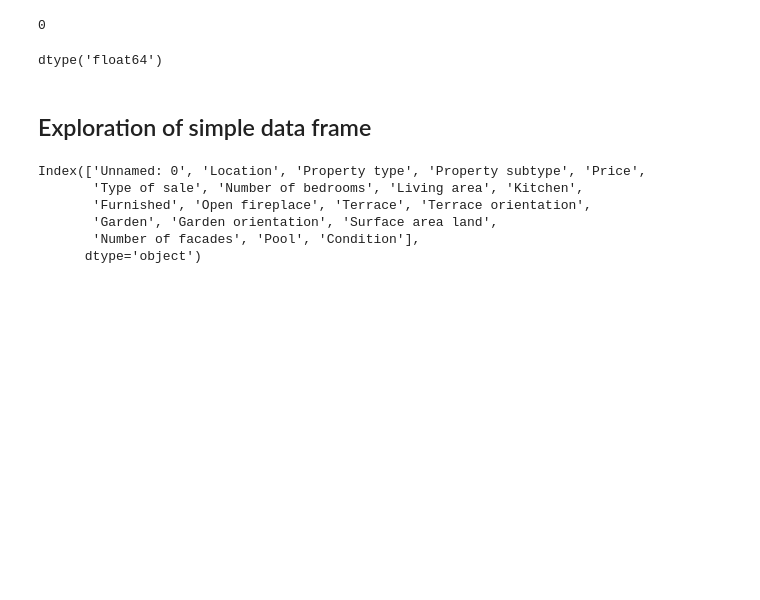
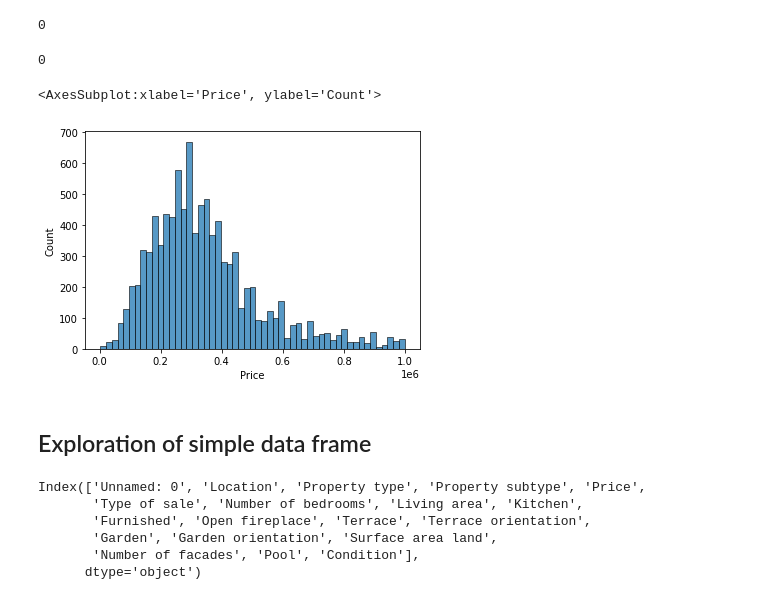
Before and after one commit to WoutervdVijver/Immo-Eliza-deployment, a Jupyter notebook: datavisual.ipynb, the cells around one changed output. Saved outputs shown, nothing was run; the diff lists cells and outputs as text; code cells hidden in the pictures; blank space fills up the shorter version.

```diff
--- a/datavisual.ipynb
+++ b/datavisual.ipynb
@@ -46,7 +47,12 @@ df = df.dropna(subset=['Price'])
 df['Price'].isna().sum()
 # %% [output]
 0
-# %%
-df['Price'].dtype
-# %% [output]
-dtype('float64')
+# %%
+(df['Price']<100).sum()
+# %% [output]
+0
+# %%
+sns.histplot(df[df['Price']<1000000]['Price'])
+# %% [output]
+<AxesSubplot:xlabel='Price', ylabel='Count'>
+[figure, added]
```
Also changed, not shown: parts of 99 cells of this notebook.
